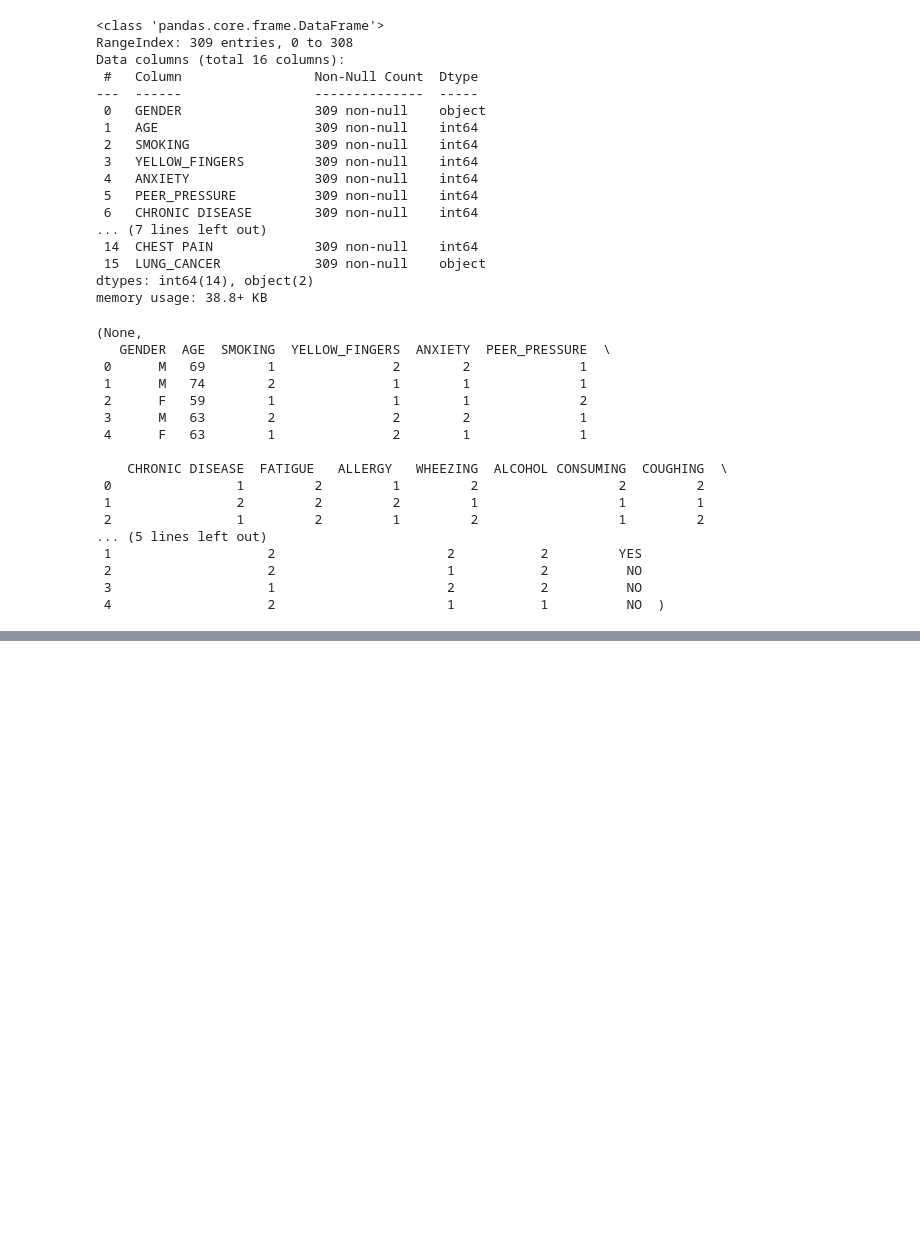
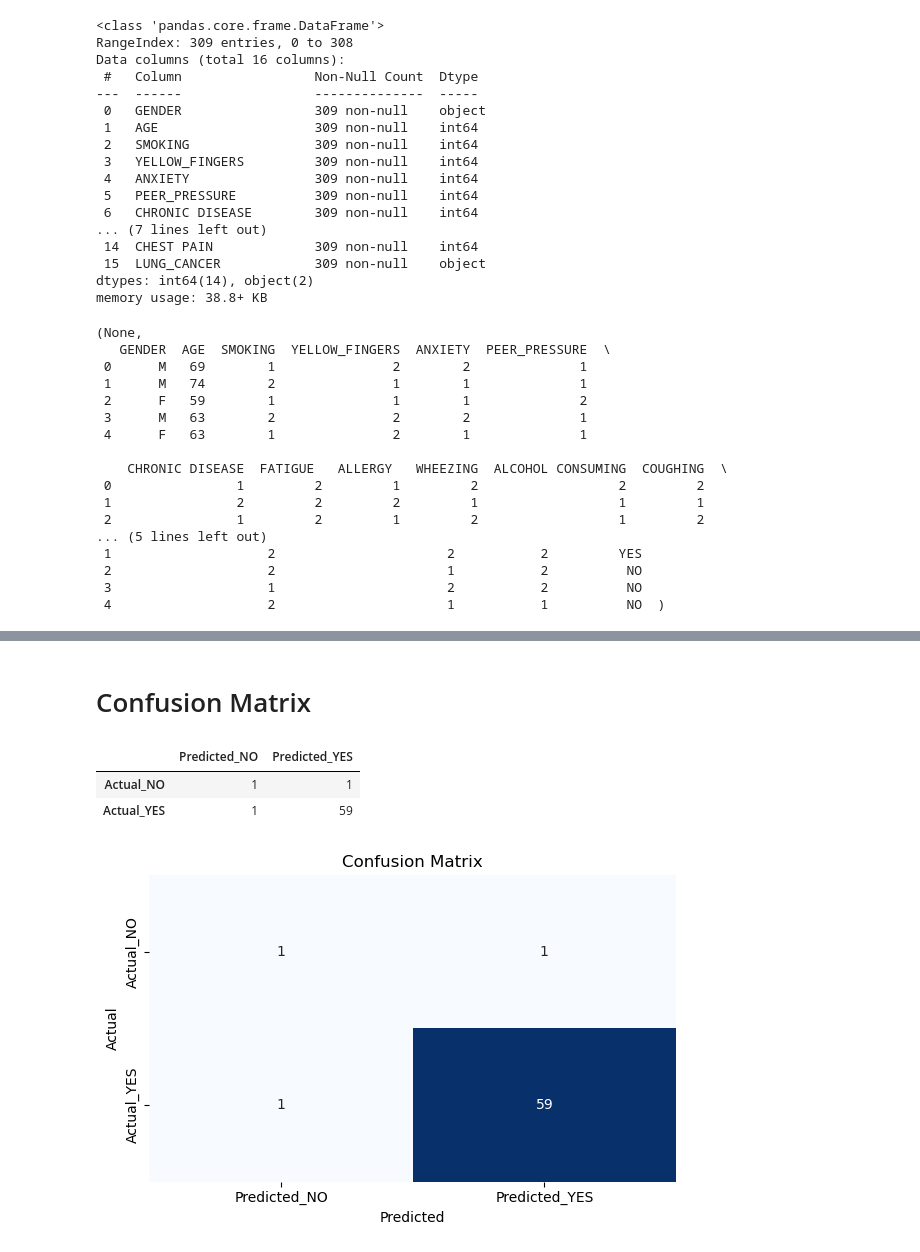
Before and after one commit to solayman-cs/vlms, a Jupyter notebook: predictive_modeling.ipynb, the cells around one changed output, grey strips where cells are left out. Saved outputs shown, nothing was run; the diff lists cells and outputs as text; code cells hidden in the pictures; blank space fills up the shorter version.

```diff
--- a/predictive_modeling.ipynb
+++ b/predictive_modeling.ipynb
@@ -80,0 +91,10 @@ report, conf_matrix
+# %%
+y_pred = clf.predict(X_test)
+report = classification_report(y_test, y_pred, target_names=le_cancer.classes_, output_dict=True)
+conf_matrix = confusion_matrix(y_test, y_pred)
+
+report_df = pd.DataFrame(report).transpose()
+
+conf_matrix_df = pd.DataFrame(conf_matrix,
+                              index=[f"Actual_{cls}" for cls in le_cancer.classes_],
+                              columns=[f"Predicted_{cls}" for cls in le_cancer.classes_])
@@ -81,3 +112,24 @@ report, conf_matrix
+# %% [markdown]
+# Confusion Matrix
+# %%
+conf_matrix_df
+# %% [output]
+|  | Predicted_NO | Predicted_YES |
+| Actual_NO | 1 | 1 |
+| Actual_YES | 1 | 59 |
+# %%
+import matplotlib.pyplot as plt
+import seaborn as sns
+
+plt.figure(figsize=(6, 4))
+sns.heatmap(conf_matrix_df, annot=True, fmt="d", cmap="Blues", cbar=False)
+plt.title("Confusion Matrix")
+plt.ylabel("Actual")
+plt.xlabel("Predicted")
+plt.tight_layout()
+plt.show()
+# %% [output]
+[figure, added]
 # %%
 from sklearn.metrics import roc_curve, auc, RocCurveDisplay, precision_recall_curve, PrecisionRecallDisplay
 import matplotlib.pyplot as plt
```
Also changed, not shown: parts of 19 cells of this notebook.
